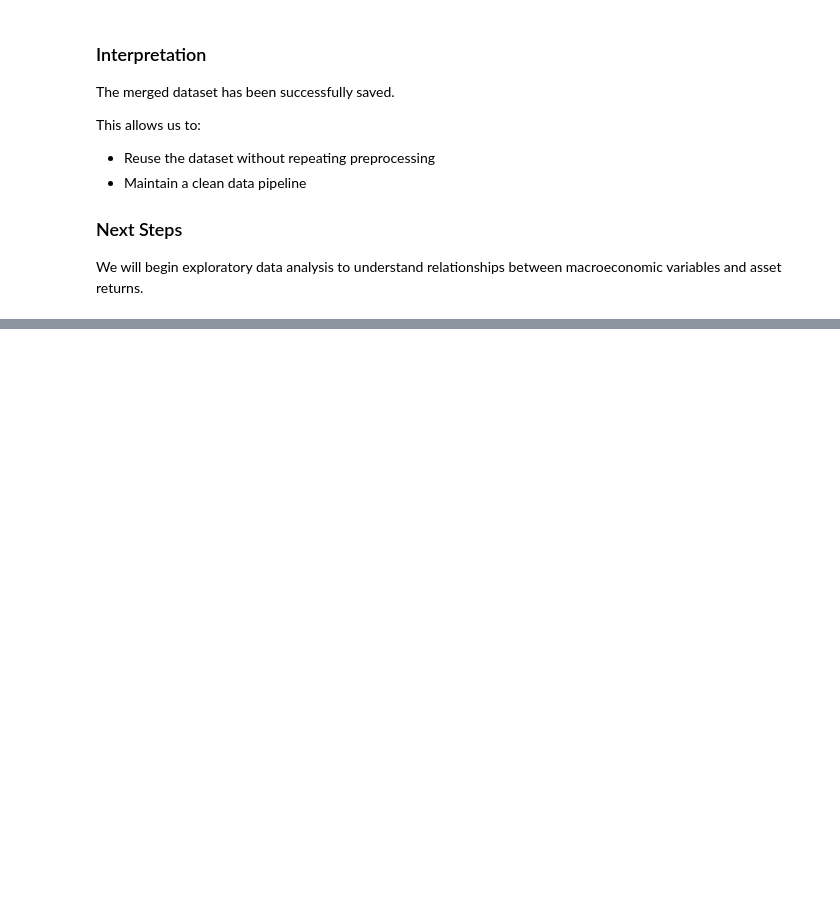
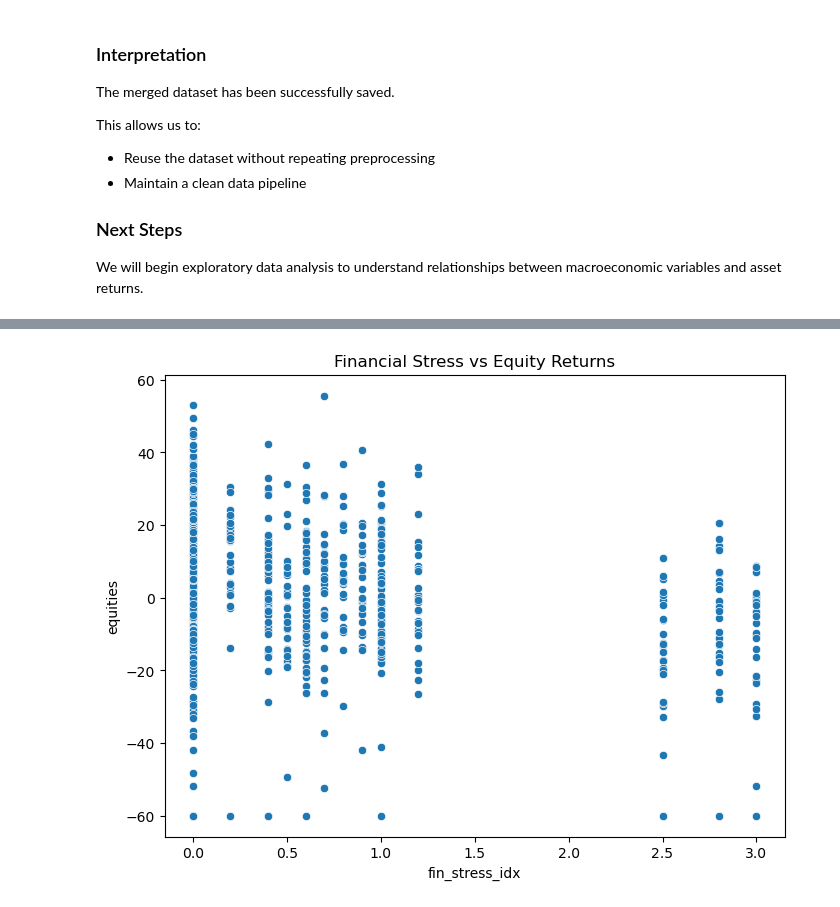
Before and after one commit to Wexwer/Macroeconomics-Indicators-Effect, a Jupyter notebook: Data Science/Exam-Project/Data Source/macroeconomic_indicators_effect_project.ipynb, the cells around one changed output, grey strips where cells are left out. Cells and saved outputs as stored; diff of their text form; code cells hidden in the pictures; blank space fills up the shorter version.

```diff
--- a/Data Science/Exam-Project/Data Source/macroeconomic_indicators_effect_project.ipynb
+++ b/Data Science/Exam-Project/Data Source/macroeconomic_indicators_effect_project.ipynb
@@ -548,0 +690,7 @@ test
+# %%
+plt.figure(figsize=(8, 6))
+sns.scatterplot(x="fin_stress_idx", y="equities", data=merged_df)
+plt.title("Financial Stress vs Equity Returns")
+plt.show()
+# %% [output]
+[figure, added]
```
Also changed, not shown: parts of 18 cells of this notebook.
